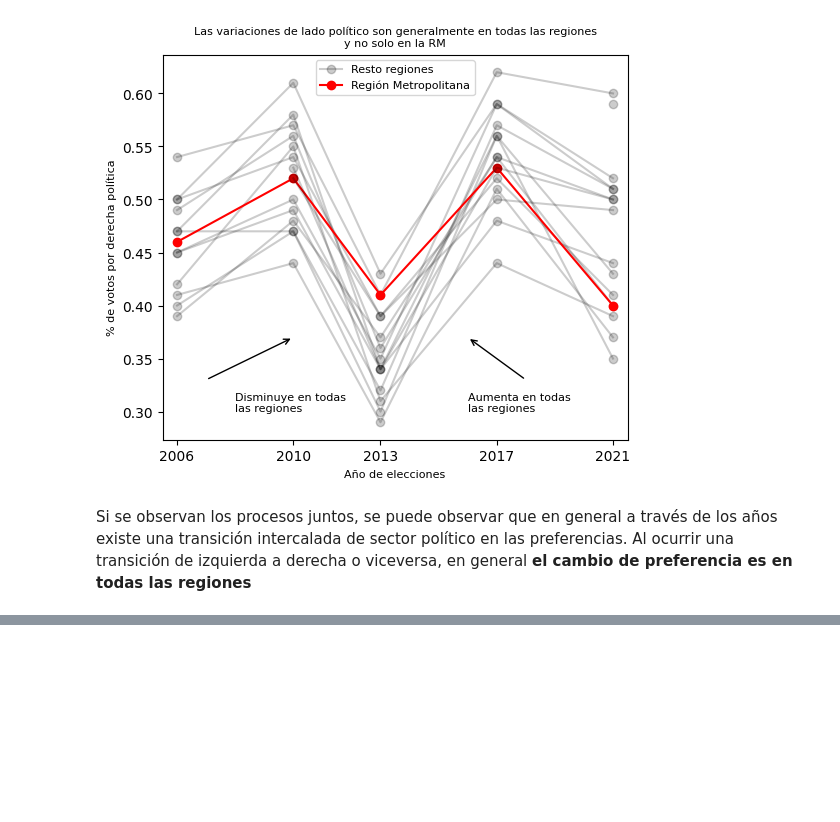
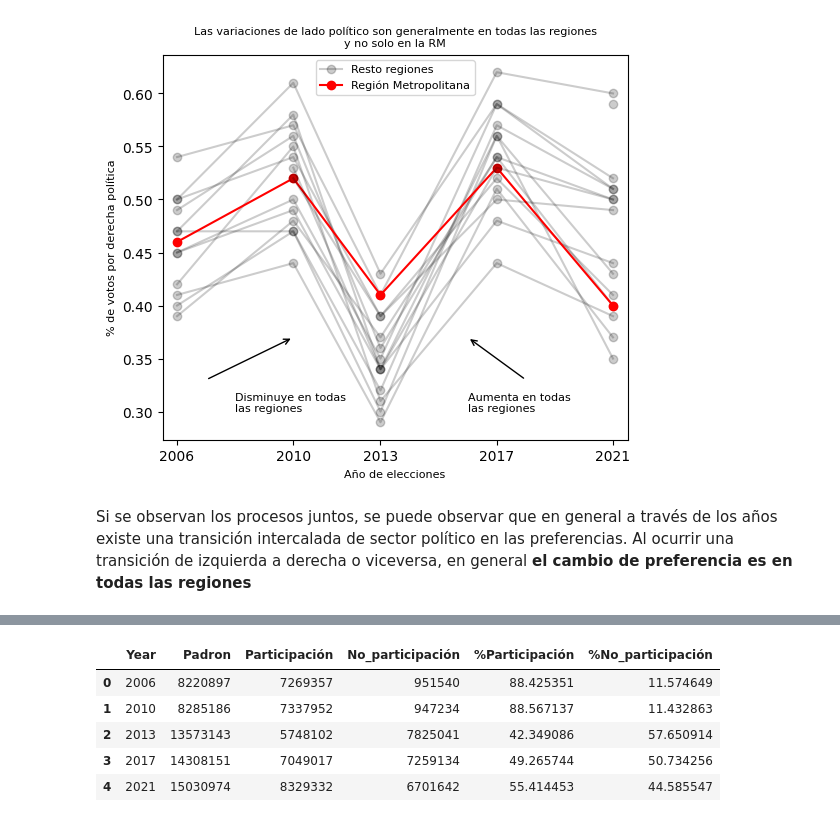
Before and after one commit to DiegoLeonG96/VisInfo_T4, a Jupyter notebook: Ideando_historia.ipynb, the cells around one changed output, grey strips where cells are left out. Cells and saved outputs as stored; diff of their text form; code cells hidden in the pictures; blank space fills up the shorter version.

```diff
--- a/Ideando_historia.ipynb
+++ b/Ideando_historia.ipynb
@@ -414,0 +429,33 @@ df_sand
+# %%
+df_padron=pd.read_csv('people_enabled_to_vote_chile_2006_2021.csv')
+df_padron.head()
+resultado=pd.merge(df_padron,df_sand,left_on='Year',right_on='Año de Elección',how='left')
+resultado['Participación']=resultado['Participación efectiva']+resultado['Nulos y Blancos']
+resultado=resultado[['Year','Padron','Participación']]
+resultado['No_participación']=resultado['Padron']-resultado['Participación']
+#resultado['Nuevos'] = 0
+#for i in range(1, len(resultado)):
+#    resultado.loc[i, 'Nuevos'] = resultado.loc[i, 'Padron'] - resultado.loc[i - 1, 'Padron']
+
+resultado['%Participación']=resultado['Participación']/resultado['Padron']*100
+resultado['%No_participación']=resultado['No_participación']/resultado['Padron']*100
+
+
+# for i in range(len(resultado) - 1):
+#     resultado.loc[i, 'Nuevos'] = resultado.loc[i + 1, 'Nuevos']
+
+# # Asignar el último valor como 0
+# resultado.loc[len(resultado) - 1, 'Nuevos'] = 0
+# Crear nuevas columnas 'Nuevos1', 'Nuevos2', ..., 'NuevosN' donde cada columna solo tiene un valor en su índice correspondiente
+#for i in range(len(resultado)):
+#    col_name = f'Nuevos{i+1}'
+#    resultado[col_name] = [resultado['Nuevos'][i] if j == i else 0 for j in range(len(resultado))]
+#resultado.drop('Nuevos', axis=1, inplace=True)
+resultado
+# %% [output]
+|  | Year | Padron | Participación | No_participación | %Participación | %No_participación |
+| 0 | 2006 | 8220897 | 7269357 | 951540 | 88.425351 | 11.574649 |
+| 1 | 2010 | 8285186 | 7337952 | 947234 | 88.567137 | 11.432863 |
+| 2 | 2013 | 13573143 | 5748102 | 7825041 | 42.349086 | 57.650914 |
+| 3 | 2017 | 14308151 | 7049017 | 7259134 | 49.265744 | 50.734256 |
+| 4 | 2021 | 15030974 | 8329332 | 6701642 | 55.414453 | 44.585547 |
```
Also changed, not shown: parts of 7 cells of this notebook.
